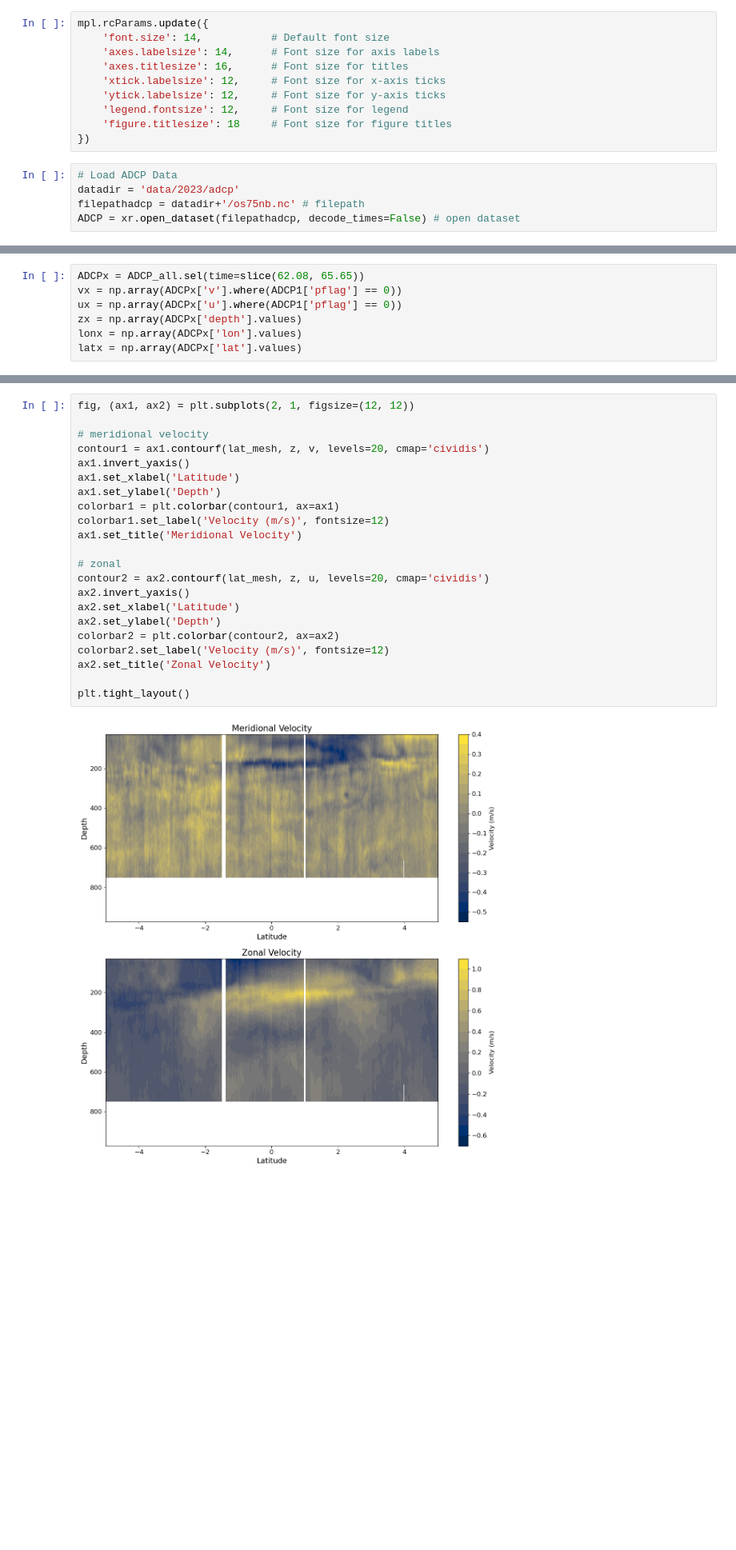
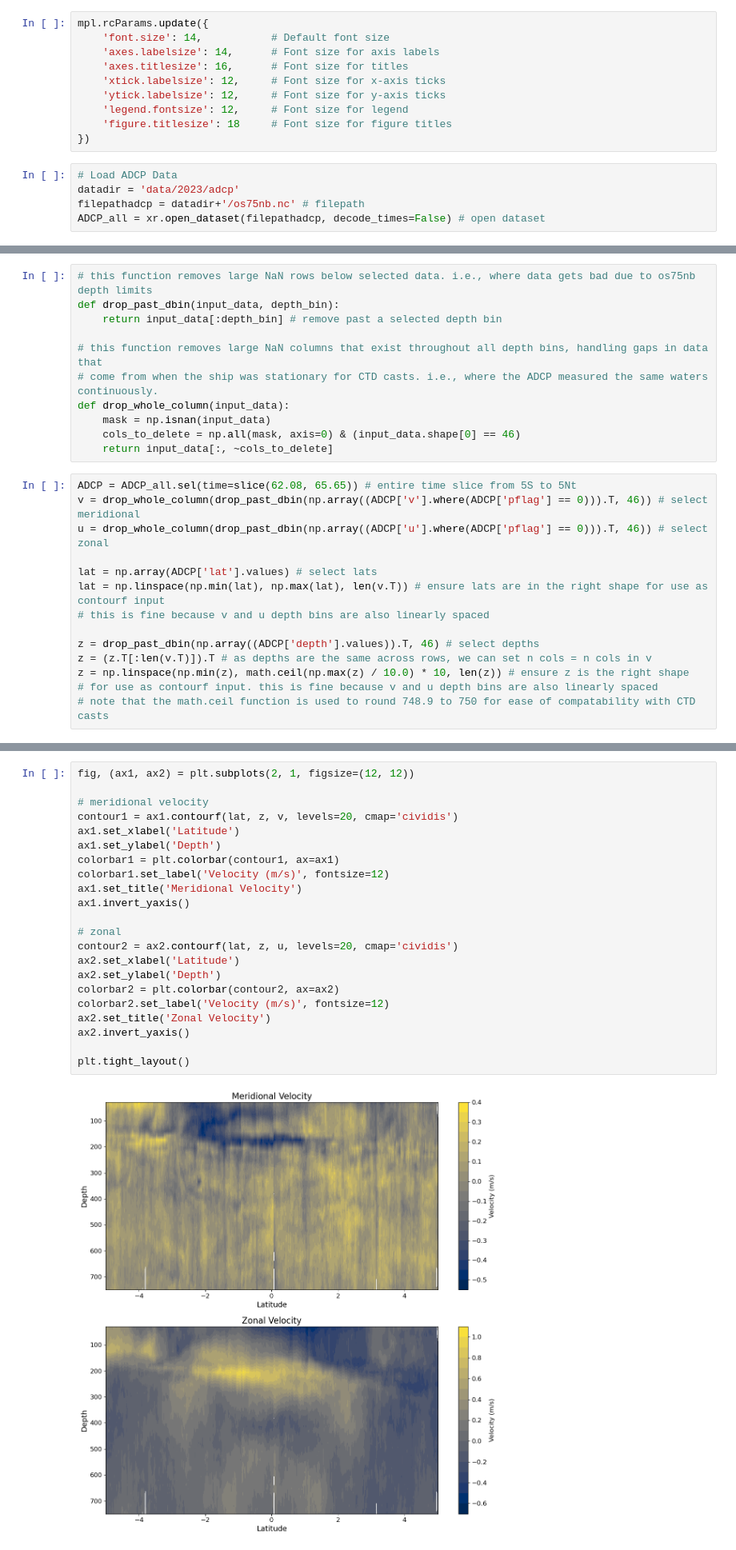
Before and after one commit to GHOpenonic/equatorial-pacific-turbulent-mixing, a Jupyter notebook: 2023_ADCP_transect_plts.ipynb, the cells around one changed output, grey strips where cells are left out. Shown at 80% size. Cells and saved outputs as stored; diff of their text form; blank space fills up the shorter version.

```diff
--- a/2023_ADCP_transect_plts.ipynb
+++ b/2023_ADCP_transect_plts.ipynb
@@ -29,5 +29,5 @@ mpl.rcParams.update({
 # Load ADCP Data
 datadir = 'data/2023/adcp'
 filepathadcp = datadir+'/os75nb.nc' # filepath
-ADCP = xr.open_dataset(filepathadcp, decode_times=False) # open dataset
+ADCP_all = xr.open_dataset(filepathadcp, decode_times=False) # open dataset
 # %% [markdown]
@@ -35,7 +35,25 @@ Let's extract our data from the dataset and remove large NaN gaps that came from
+# %%
+# this function removes large NaN rows below selected data. i.e., where data gets bad due to os75nb depth limits
+def drop_past_dbin(input_data, depth_bin):
+    return input_data[:depth_bin] # remove past a selected depth bin
+
+# this function removes large NaN columns that exist throughout all depth bins, handling gaps in data that
+# come from when the ship was stationary for CTD casts. i.e., where the ADCP measured the same waters continuously.
+def drop_whole_column(input_data):
+    mask = np.isnan(input_data)
+    cols_to_delete = np.all(mask, axis=0) & (input_data.shape[0] == 46)
+    return input_data[:, ~cols_to_delete]
 # %%
-ADCPx = ADCP_all.sel(time=slice(62.08, 65.65))
-vx = np.array(ADCPx['v'].where(ADCP1['pflag'] == 0))
-ux = np.array(ADCPx['u'].where(ADCP1['pflag'] == 0))
-zx = np.array(ADCPx['depth'].values)
-lonx = np.array(ADCPx['lon'].values)
-latx = np.array(ADCPx['lat'].values)
+ADCP = ADCP_all.sel(time=slice(62.08, 65.65)) # entire time slice from 5S to 5Nt
+v = drop_whole_column(drop_past_dbin(np.array((ADCP['v'].where(ADCP['pflag'] == 0))).T, 46)) # select meridional
+u = drop_whole_column(drop_past_dbin(np.array((ADCP['u'].where(ADCP['pflag'] == 0))).T, 46)) # select zonal
+
+lat = np.array(ADCP['lat'].values) # select lats
+lat = np.linspace(np.min(lat), np.max(lat), len(v.T)) # ensure lats are in the right shape for use as contourf input
+# this is fine because v and u depth bins are also linearly spaced
+
+z = drop_past_dbin(np.array((ADCP['depth'].values)).T, 46) # select depths
+z = (z.T[:len(v.T)]).T # as depths are the same across rows, we can set n cols = n cols in v
+z = np.linspace(np.min(z), math.ceil(np.max(z) / 10.0) * 10, len(z)) # ensure z is the right shape
+# for use as contourf input. this is fine because v and u depth bins are also linearly spaced
+# note that the math.ceil function is used to round 748.9 to 750 for ease of compatability with CTD casts
@@ -164,25 +69,25 @@ depth_mesh, lat_mesh = np.meshgrid(np.arange(depth_bins), lat)
 # %%
 fig, (ax1, ax2) = plt.subplots(2, 1, figsize=(12, 12))
 
 # meridional velocity
-contour1 = ax1.contourf(lat_mesh, z, v, levels=20, cmap='cividis')
-ax1.invert_yaxis()
+contour1 = ax1.contourf(lat, z, v, levels=20, cmap='cividis')
 ax1.set_xlabel('Latitude')
 ax1.set_ylabel('Depth')
 colorbar1 = plt.colorbar(contour1, ax=ax1)
 colorbar1.set_label('Velocity (m/s)', fontsize=12)
 ax1.set_title('Meridional Velocity')
+ax1.invert_yaxis()
 
 # zonal
-contour2 = ax2.contourf(lat_mesh, z, u, levels=20, cmap='cividis')
-ax2.invert_yaxis()
+contour2 = ax2.contourf(lat, z, u, levels=20, cmap='cividis')
 ax2.set_xlabel('Latitude')
 ax2.set_ylabel('Depth')
 colorbar2 = plt.colorbar(contour2, ax=ax2)
 colorbar2.set_label('Velocity (m/s)', fontsize=12)
 ax2.set_title('Zonal Velocity')
+ax2.invert_yaxis()
 
 plt.tight_layout()
 # %% [output]
-[figure, old version]
+[figure, new version]
 # %% [markdown]
```
Also changed, not shown: parts of 9 cells of this notebook, 2 other files.
